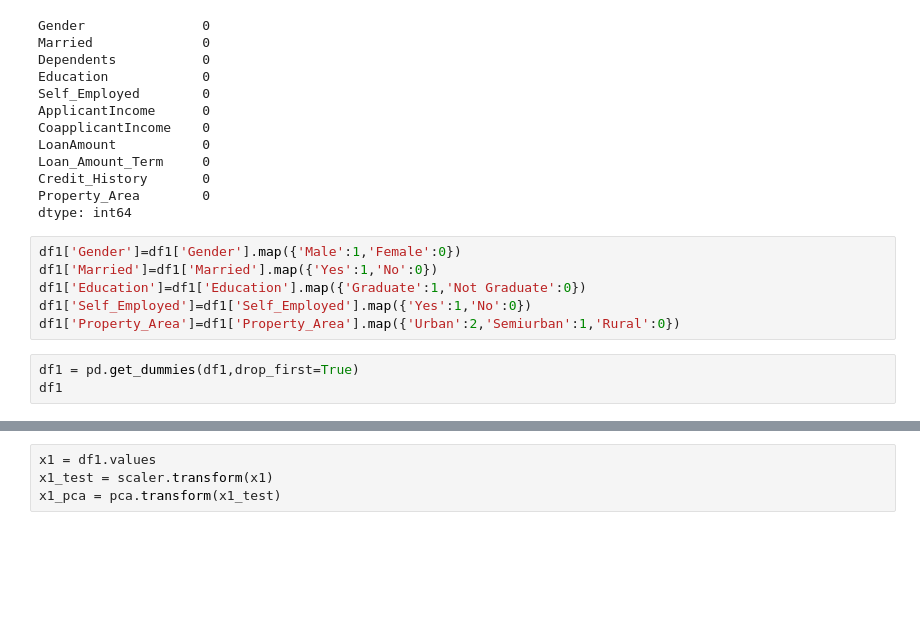
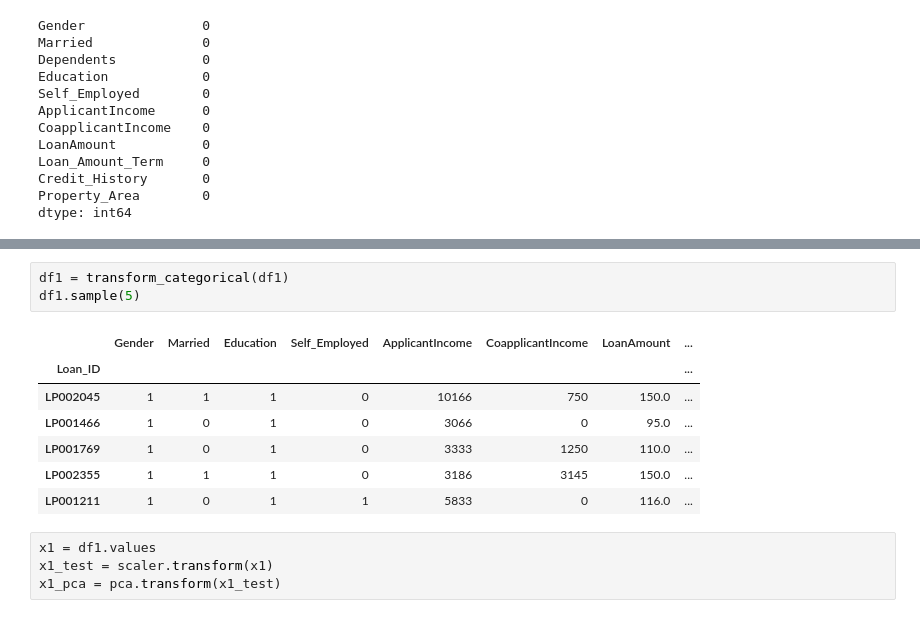
Before and after one commit to Sebastian-Castrillon/Loan-prediction_ML, a Jupyter notebook: LoanPrediction.ipynb, the cells around one changed output, grey strips where cells are left out. Cells and saved outputs as stored; diff of their text form; blank space fills up the shorter version.

```diff
--- a/LoanPrediction.ipynb
+++ b/LoanPrediction.ipynb
@@ -391,12 +389,3 @@ Loan_Amount_Term     0
 Credit_History       0
 Property_Area        0
 dtype: int64
-# %%
-df1['Gender']=df1['Gender'].map({'Male':1,'Female':0})
-df1['Married']=df1['Married'].map({'Yes':1,'No':0})
-df1['Education']=df1['Education'].map({'Graduate':1,'Not Graduate':0})
-df1['Self_Employed']=df1['Self_Employed'].map({'Yes':1,'No':0})
-df1['Property_Area']=df1['Property_Area'].map({'Urban':2,'Semiurban':1,'Rural':0})
-# %%
-df1 = pd.get_dummies(df1,drop_first=True)
-df1
@@ -418,3 +392,14 @@ df1
+# %%
+df1 = transform_categorical(df1)
+df1.sample(5)
+# %% [output]
+|  | Gender | Married | Education | Self_Employed | ApplicantIncome | CoapplicantIncome | LoanAmount | ... |
+| Loan_ID |  |  |  |  |  |  |  | ... |
+| LP002045 | 1 | 1 | 1 | 0 | 10166 | 750 | 150.0 | ... |
+| LP001466 | 1 | 0 | 1 | 0 | 3066 | 0 | 95.0 | ... |
+| LP001769 | 1 | 0 | 1 | 0 | 3333 | 1250 | 110.0 | ... |
+| LP002355 | 1 | 1 | 1 | 0 | 3186 | 3145 | 150.0 | ... |
+| LP001211 | 1 | 0 | 1 | 1 | 5833 | 0 | 116.0 | ... |
 # %%
 x1 = df1.values
 x1_test = scaler.transform(x1)
```
Also changed, not shown: parts of 26 cells of this notebook, 2 other files.
